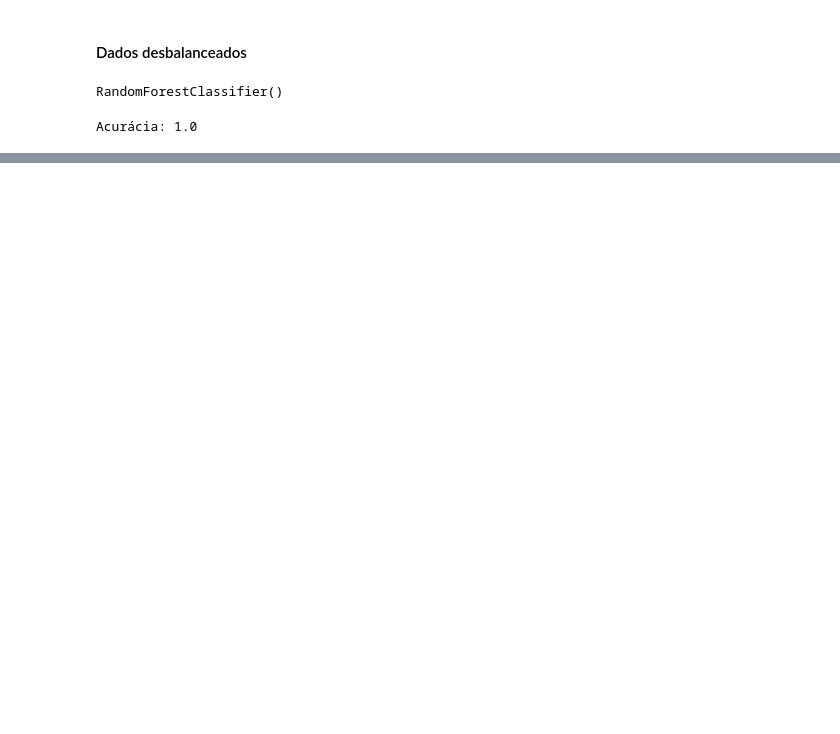
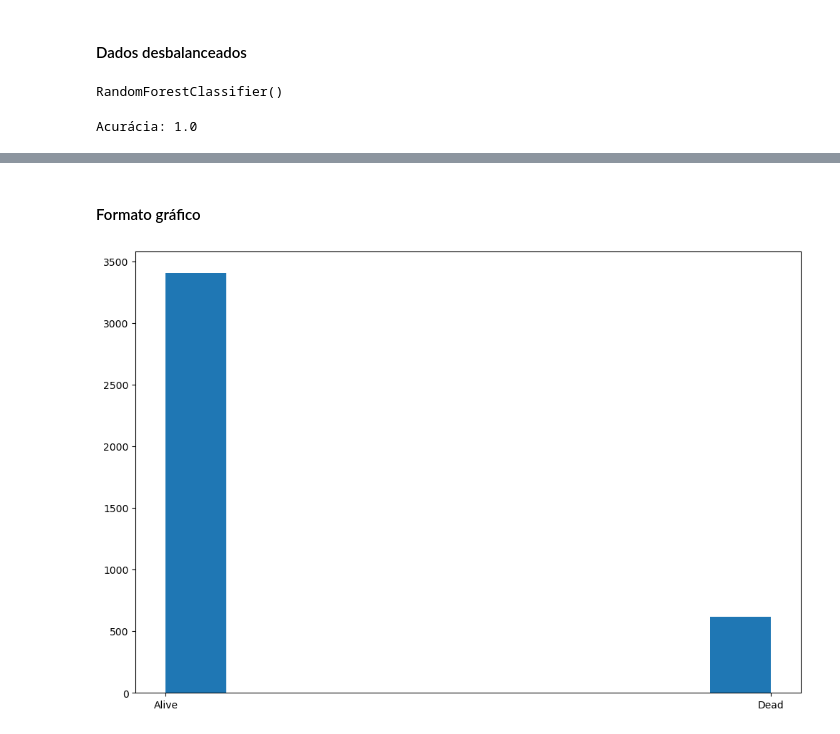
Before and after one commit to igorssant/treinamento-python-IA-CEPEDI, a Jupyter notebook: desafio-5/main.ipynb, the cells around one changed output, grey strips where cells are left out. Drawn from its saved outputs; the diff is of its cells as text; code cells hidden in the pictures; blank space fills up the shorter version.

```diff
--- a/desafio-5/main.ipynb
+++ b/desafio-5/main.ipynb
@@ -393,0 +397,4 @@ Acurácia: 1.0
+# %%
+file_path = "./datasets/raw/Breast_Cancer.csv"
+df_cancer_raw = pd.read_csv(file_path, sep = ",")
+df_cancer_raw.sample(10)
@@ -393,0 +459,5 @@ Acurácia: 1.0
+# %%
+df_cancer_processed = df_cancer_raw
+df_cancer_processed.columns = df_cancer_raw.columns.str.replace(" ", "_").str.lower()
+df_cancer_processed.rename(columns = {"t_stage_" : "t_stage"}, inplace = True)
+df_cancer_processed.sample(5)
@@ -393,0 +542,8 @@ Acurácia: 1.0
+# %% [markdown]
+#### Formato gráfico
+# %%
+figure = plt.figure(figsize = (12, 8))
+plt.hist(df_cancer_processed["status"])
+plt.show()
+# %% [output]
+[figure, added]
```
Also changed, not shown: parts of 45 cells of this notebook, 2 other files.
